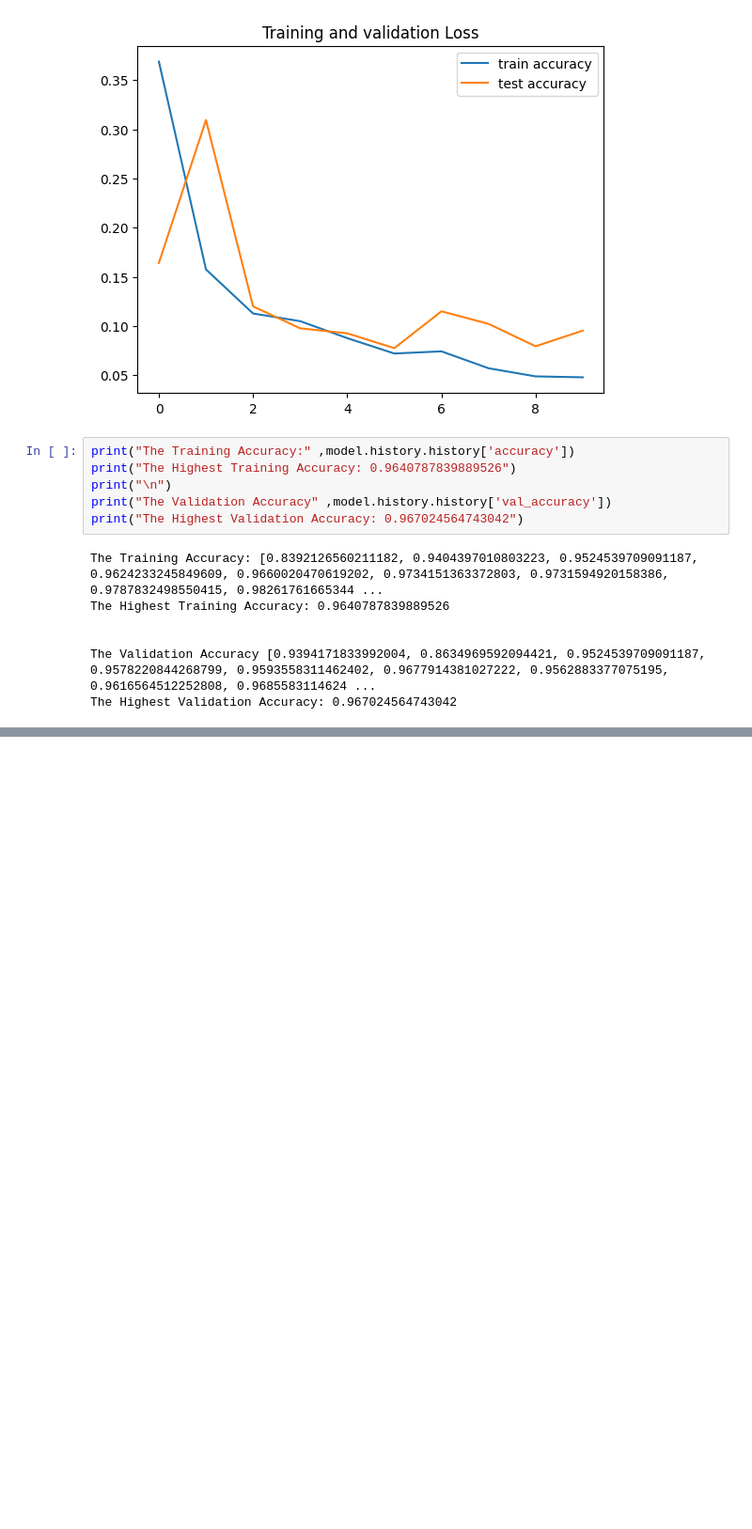
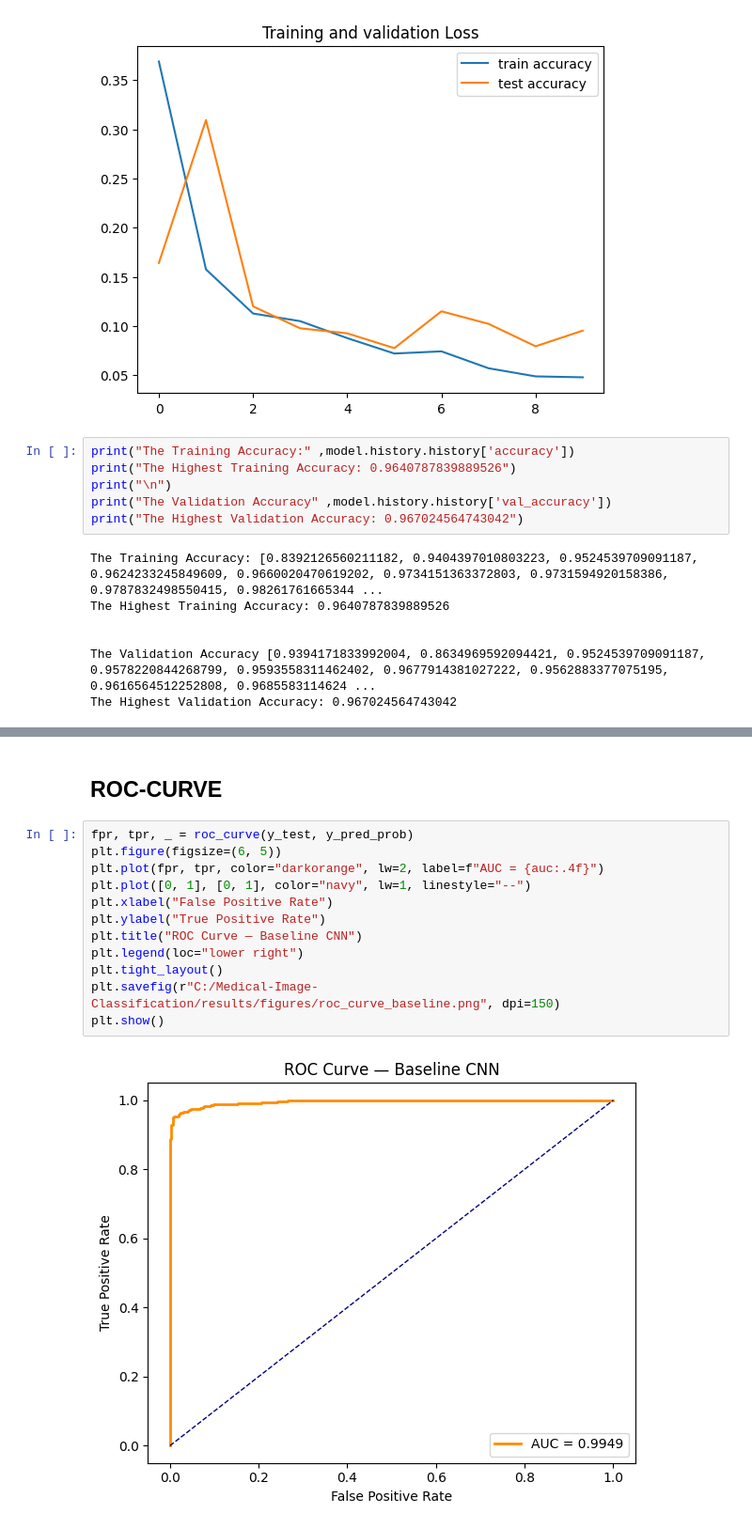
Before and after one commit to data-groot/Pneumonia-Detection-Deep-Learning, a Jupyter notebook: notebooks/02_baseline_CNN.ipynb, the cells around one changed output, grey strips where cells are left out. Shown at 94% size. Drawn from its saved outputs; the diff is of its cells as text; blank space fills up the shorter version.

```diff
--- a/notebooks/02_baseline_CNN.ipynb
+++ b/notebooks/02_baseline_CNN.ipynb
@@ -184,0 +228,16 @@ The Highest Validation Accuracy: 0.967024564743042
+# %% [markdown]
+## ROC-CURVE
+# %%
+fpr, tpr, _ = roc_curve(y_test, y_pred_prob)
+plt.figure(figsize=(6, 5))
+plt.plot(fpr, tpr, color="darkorange", lw=2, label=f"AUC = {auc:.4f}")
+plt.plot([0, 1], [0, 1], color="navy", lw=1, linestyle="--")
+plt.xlabel("False Positive Rate")
+plt.ylabel("True Positive Rate")
+plt.title("ROC Curve — Baseline CNN")
+plt.legend(loc="lower right")
+plt.tight_layout()
+plt.savefig(r"C:/Medical-Image-Classification/results/figures/roc_curve_baseline.png", dpi=150)
+plt.show()
+# %% [output]
+[figure, added]
```
Also changed, not shown: parts of 5 cells of this notebook, 3 other files.
